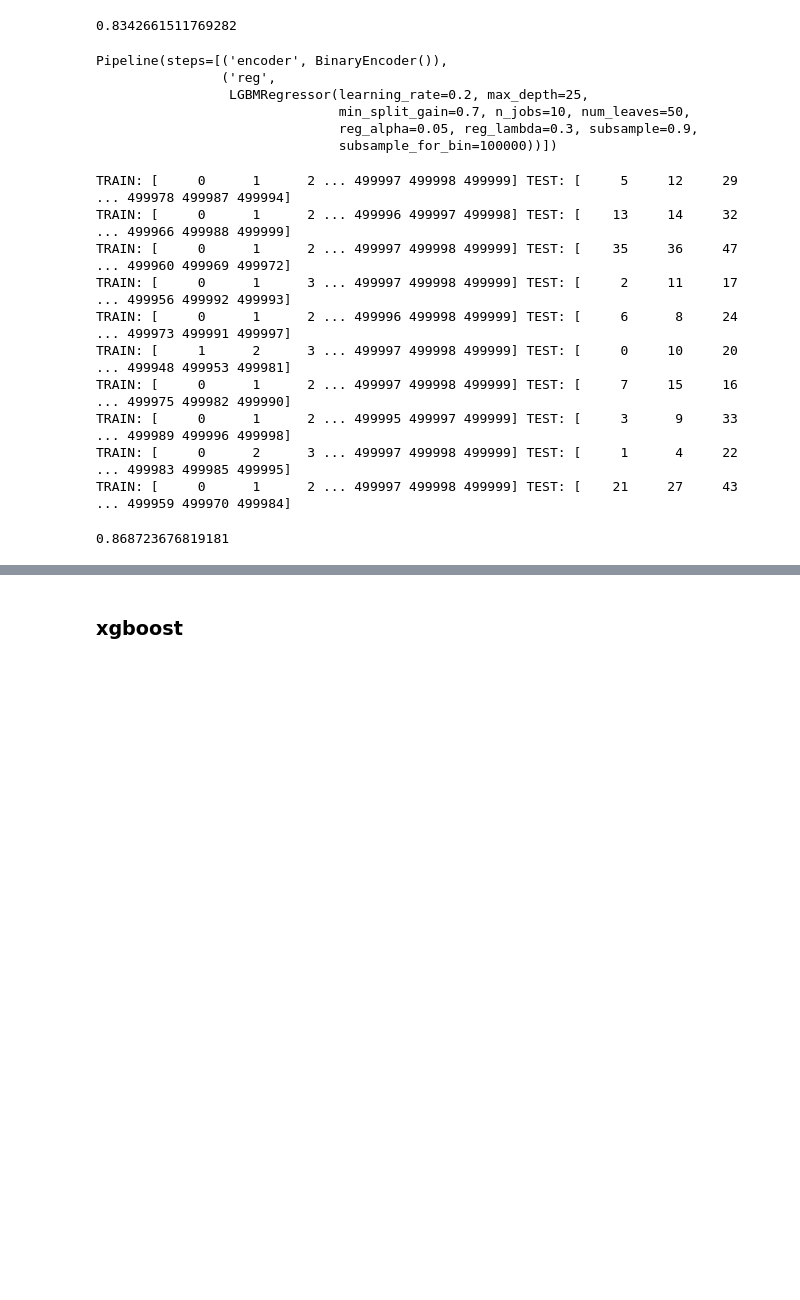
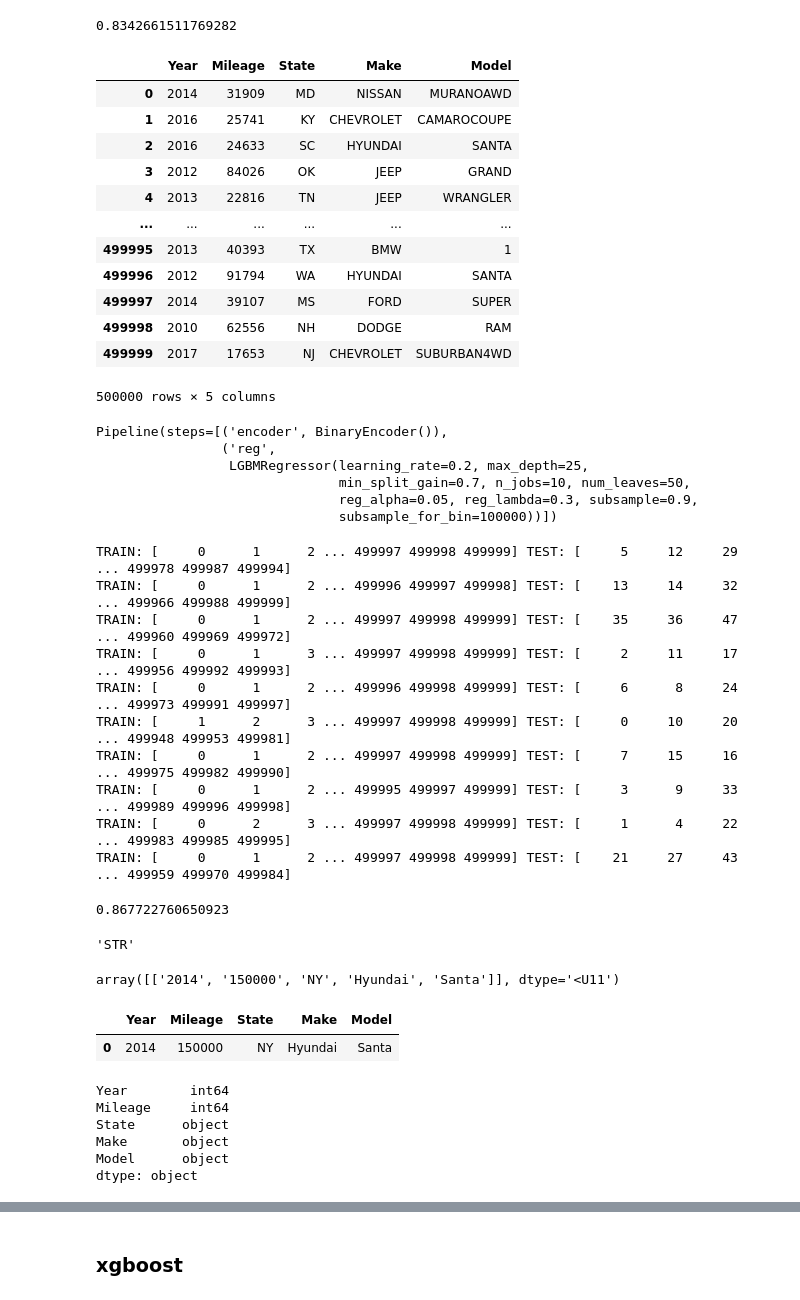
Before and after one commit to zerodarkzone/proyecto2ModelosAvanzados1, a Jupyter notebook: notebook/P2-UsedVehiclePricePrediction.ipynb, the cells around one changed output, grey strips where cells are left out. Drawn from its saved outputs; the diff is of its cells as text; code cells hidden in the pictures; blank space fills up the shorter version.

```diff
--- a/notebook/P2-UsedVehiclePricePrediction.ipynb
+++ b/notebook/P2-UsedVehiclePricePrediction.ipynb
@@ -185,6 +194,26 @@ r2_score(search.best_estimator_.predict(X_test), y_test)
 # train with all data
 # %%
 model = search.best_estimator_
+# %%
+X.loc[:,"State"] = X["State"].str.upper()
+X.loc[:,"Make"] = X["Make"].str.upper()
+X.loc[:,"Model"] = X["Model"].str.upper()
+# %%
+X
+# %% [output]
+|  | Year | Mileage | State | Make | Model |
+| 0 | 2014 | 31909 | MD | NISSAN | MURANOAWD |
+| 1 | 2016 | 25741 | KY | CHEVROLET | CAMAROCOUPE |
+| 2 | 2016 | 24633 | SC | HYUNDAI | SANTA |
+| 3 | 2012 | 84026 | OK | JEEP | GRAND |
+| 4 | 2013 | 22816 | TN | JEEP | WRANGLER |
+| ... | ... | ... | ... | ... | ... |
+| 499995 | 2013 | 40393 | TX | BMW | 1 |
+| 499996 | 2012 | 91794 | WA | HYUNDAI | SANTA |
+| 499997 | 2014 | 39107 | MS | FORD | SUPER |
+| 499998 | 2010 | 62556 | NH | DODGE | RAM |
+| 499999 | 2017 | 17653 | NJ | CHEVROLET | SUBURBAN4WD |
+500000 rows × 5 columns
 # %%
 model.fit(X, y)
 # %% [output]
@@ -210,4 +239,8 @@ TRAIN: [     0      1      2 ... 499997 499998 499999] TEST: [     7     15
 TRAIN: [     0      1      2 ... 499995 499997 499999] TEST: [     3      9     33 ... 499989 499996 499998]
 TRAIN: [     0      2      3 ... 499997 499998 499999] TEST: [     1      4     22 ... 499983 499985 499995]
 TRAIN: [     0      1      2 ... 499997 499998 499999] TEST: [    21     27     43 ... 499959 499970 499984]
-0.868723676819181
+0.867722760650923
+# %%
+"str".upper()
+# %% [output]
+'STR'
@@ -213,0 +253,4 @@ TRAIN: [     0      1      2 ... 499997 499998 499999] TEST: [    21     27
+# %%
+np.array([year, mileage, state, make, model]).reshape(-1, 5)
+# %% [output]
+array([['2014', '150000', 'NY', 'Hyundai', 'Santa']], dtype='<U11')
@@ -213,0 +261,14 @@ TRAIN: [     0      1      2 ... 499997 499998 499999] TEST: [    21     27
+# %%
+cost
+# %% [output]
+|  | Year | Mileage | State | Make | Model |
+| 0 | 2014 | 150000 | NY | Hyundai | Santa |
+# %%
+cost.dtypes
+# %% [output]
+Year        int64
+Mileage     int64
+State      object
+Make       object
+Model      object
+dtype: object
```
Also changed, not shown: parts of 6 cells of this notebook, 2 other files.
